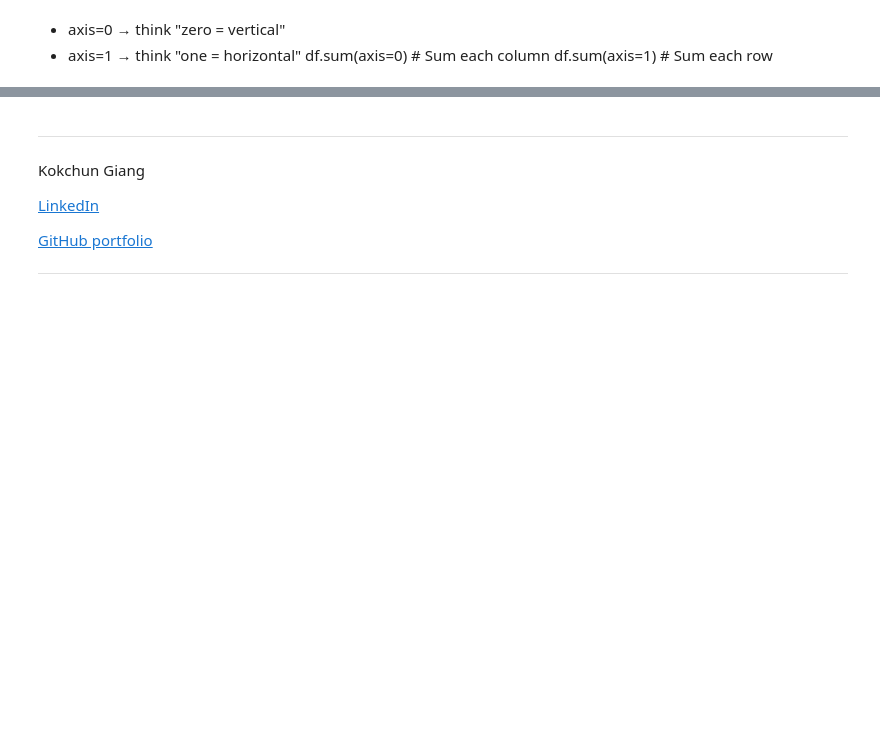
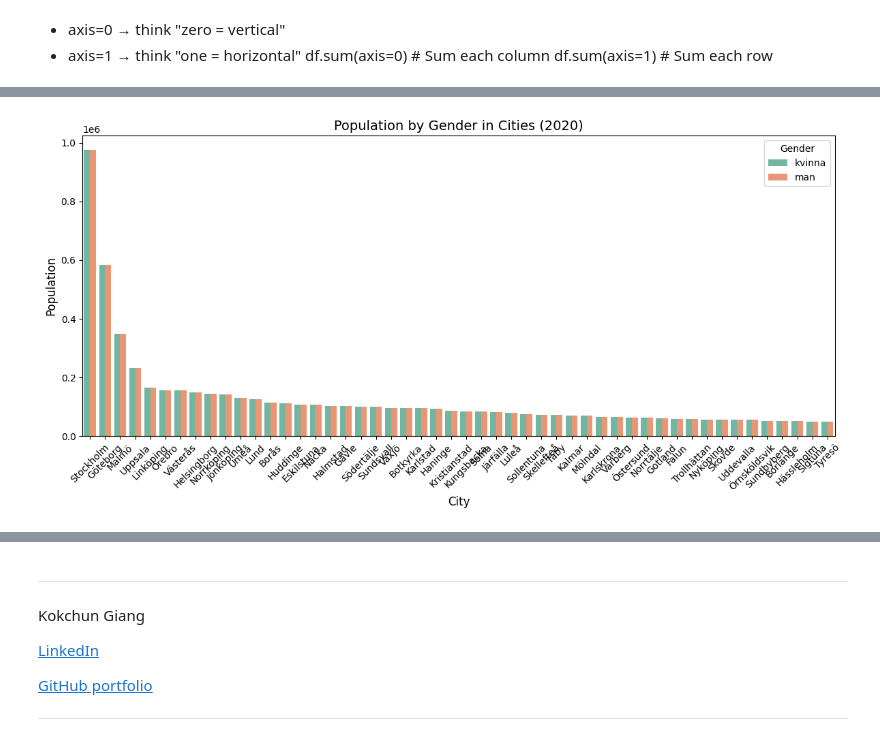
Before and after one commit to Horieh1989/DataProcceccing1, a Jupyter notebook: Exercises/E00_pandas_basic_syntax.ipynb, the cells around one changed output, grey strips where cells are left out. Drawn from its saved outputs; the diff is of its cells as text; code cells hidden in the pictures; blank space fills up the shorter version.

Commit message:
add plot

```diff
--- a/Exercises/E00_pandas_basic_syntax.ipynb
+++ b/Exercises/E00_pandas_basic_syntax.ipynb
@@ -560,7 +560,7 @@ df2.head(5)
 #b)
 
 df_combine = pd.concat([df1, df2], ignore_index=False)
+df_combine=df_combine.drop(['Rang 2020','Rang 2019'],axis=1)
 df_combine = df_combine.set_index("Kommun")
-df_combine.head()
-type(df)
+df_combine
 # %% [output]
@@ -572,7 +585,7 @@ import pandas as pd
 df.rename(columns={
 
     'Folkmängd 2020': 'total pop 2020',
-    'Folkmängd 2019' :'Tptal pop 2019',
-    'Förändring' :'Total förändring'
+    'Folkmängd 2019' :'total pop 2019',
+    'Förändring' :'total förändring'
 
 }, inplace=True)
@@ -589,5 +597,5 @@ df.sum(axis=1)  # Sum each row
 # %%
 
 df.head(5)
-def_new=df.drop(['Rang 2020','Rang 2019'],axis=1)
-def_new.head(3)
+df_new=df.drop(['Rang 2020','Rang 2019'],axis=1)
+df_new.head(3)
@@ -593,0 +607,4 @@ def_new.head(3)
+# %%
+df_new_df=pd.concat([df_new,df_combine],ignore_index=False)
+df_merge_df_new_df = pd.merge(df_new, df_combine, on='Kommun', how='inner')
+df_merge_df_new_df
@@ -593,0 +625,30 @@ def_new.head(3)
+# %%
+
+
+gender_woman= df_merge_df_new_df[df_merge_df_new_df['kön']=='kvinna']
+gender_man=df_merge_df_new_df[df_merge_df_new_df['kön']=='man']
+
+larg_woman=gender_woman.sort_values('total pop 2019' ,ascending=False).iloc[:6]
+small_woman=gender_woman.sort_values('total pop 2019' ,ascending=True).iloc[:6]
+larg_woman
+
+
+larg_man=gender_man.sort_values('total pop 2020' ,ascending=False).iloc[:6]
+small_man=gender_woman.sort_values('total pop 2020' ,ascending=True).iloc[:6]
+small_man
+
+import seaborn as sns
+import matplotlib.pyplot as plt
+
+plt.figure(figsize=(12, 6))
+sns.barplot(data=df_merge_df_new_df, x='Kommun', y='total pop 2020', hue='kön', palette='Set2')
+
+plt.title('Population by Gender in Cities (2020)', fontsize=14)
+plt.xlabel('City', fontsize=12)
+plt.ylabel('Population', fontsize=12)
+plt.xticks(rotation=45)
+plt.legend(title='Gender')
+plt.tight_layout()
+plt.show(5)
+# %% [output]
+[figure, added]
```
Also changed, not shown: parts of 6 cells of this notebook.
